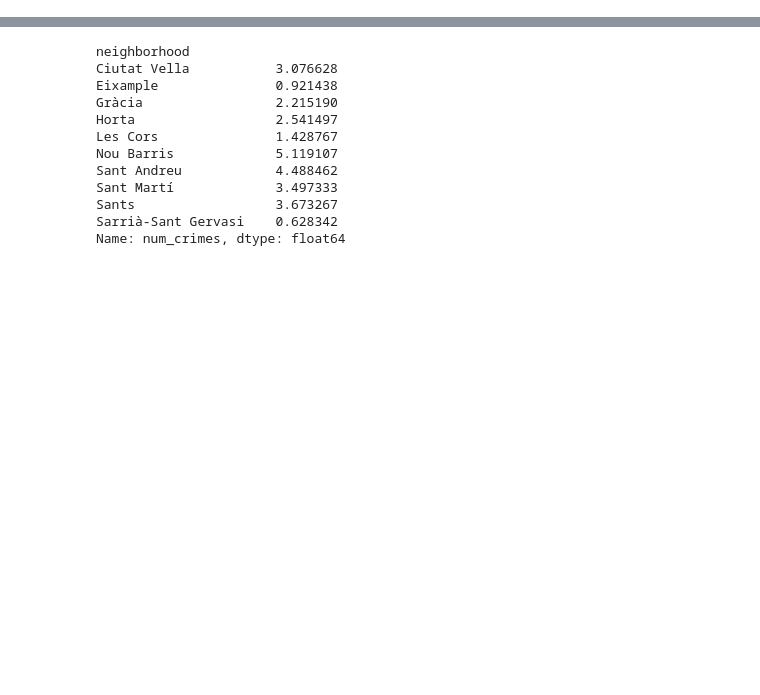
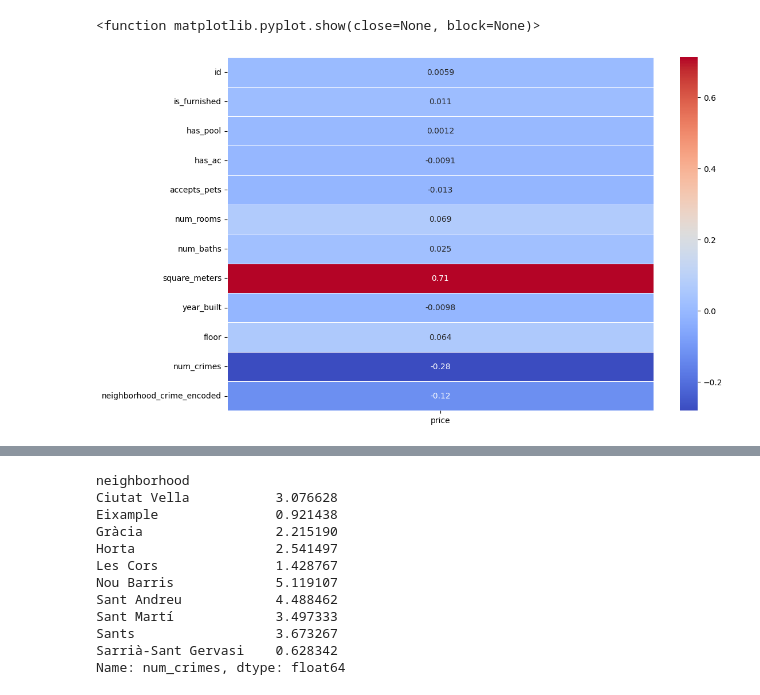
Before and after one commit to ollie-gats/ML_house_price_prediction_project, a Jupyter notebook: Project_1_Vanessa.ipynb, the cells around one changed output, grey strips where cells are left out. Saved outputs shown, nothing was run; the diff lists cells and outputs as text; code cells hidden in the pictures; blank space fills up the shorter version.

```diff
--- a/Project_1_Vanessa.ipynb
+++ b/Project_1_Vanessa.ipynb
@@ -0,0 +533,16 @@
+# %%
+# Calculate the correlation matrix
+correlation_matrix = df.corr(method='pearson')
+
+# Calculate the correlation of all columns with respect to the 'price' column
+price_correlation = correlation_matrix['price']
+
+# The 'price' column will also have a correlation of 1 with itself. You can remove it if needed.
+price_correlation = price_correlation.drop('price')
+
+plt.figure(figsize=(12, 8))
+sns.heatmap(price_correlation.to_frame(), annot=True, cmap="coolwarm", linewidths=0.5)
+plt.show
+# %% [output]
+<function matplotlib.pyplot.show(close=None, block=None)>
+[figure, added]
```
Also changed, not shown: parts of 9 cells of this notebook.
